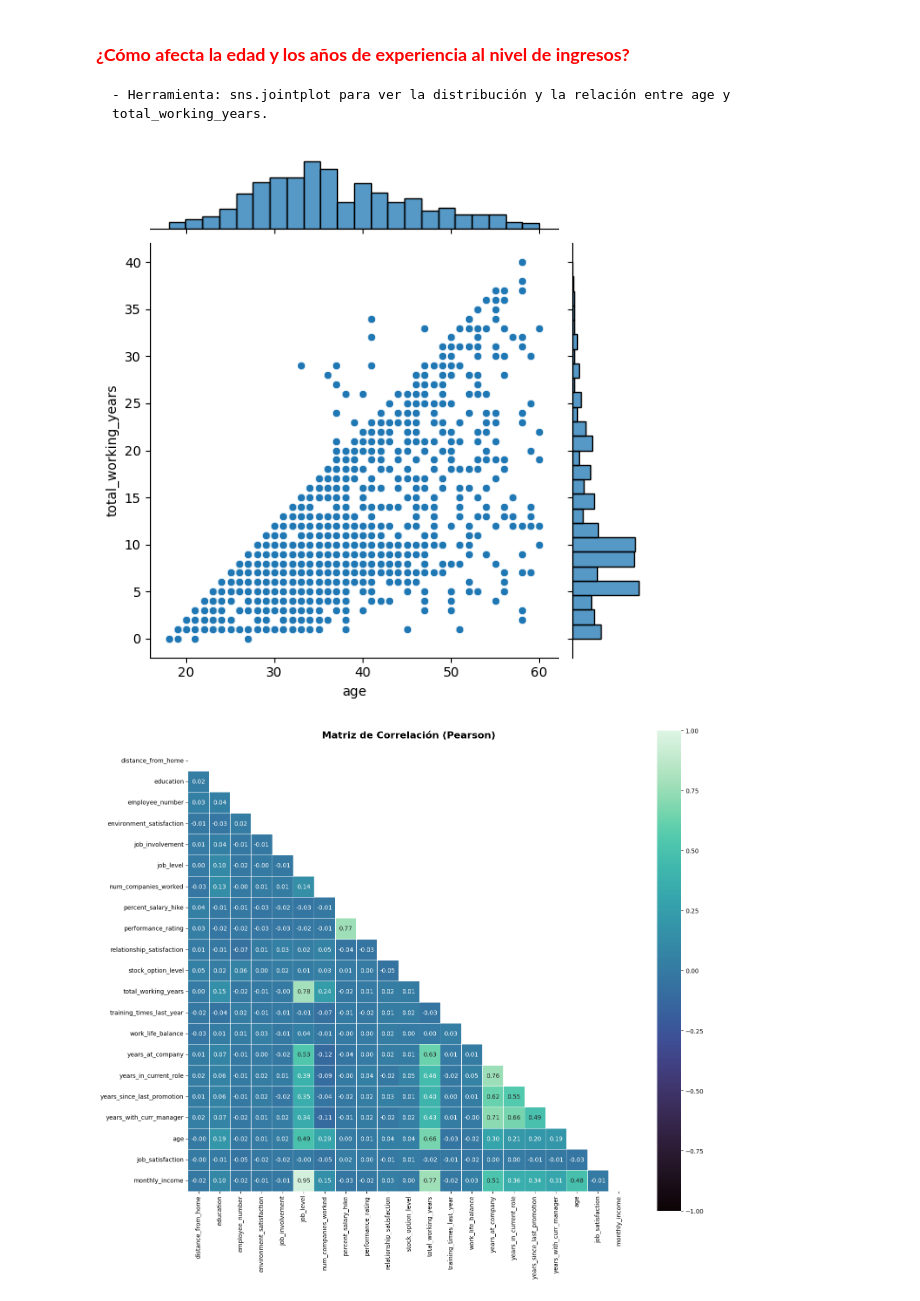
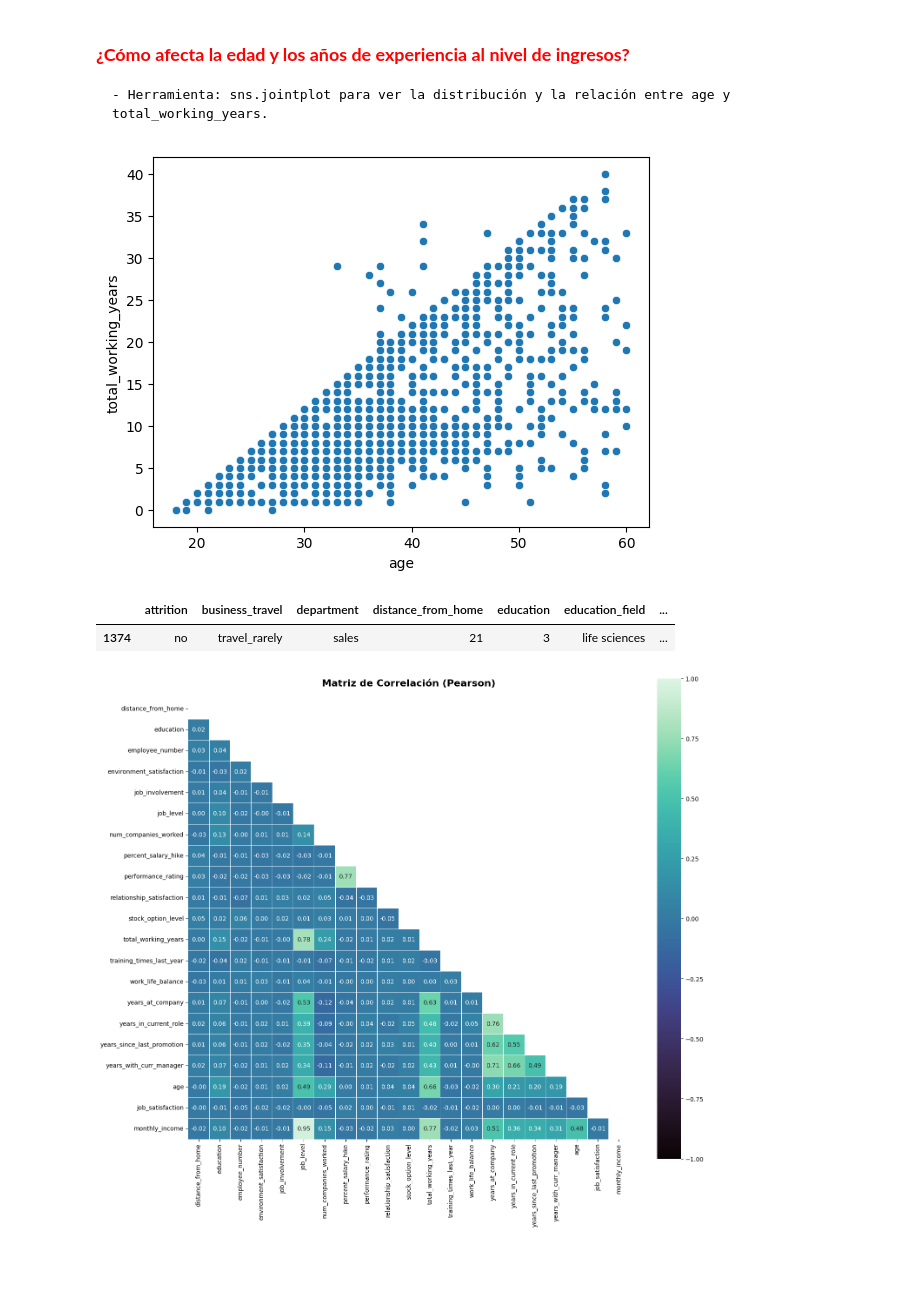
Before and after one commit to Lumo88/project-da-promo-65-modulo-3-team-1, a Jupyter notebook: Insights.ipynb, the cells around one changed output. Cells and saved outputs as stored; diff of their text form; code cells hidden in the pictures; blank space fills up the shorter version.

```diff
--- a/Insights.ipynb
+++ b/Insights.ipynb
@@ -252,14 +263,15 @@ plt.show()
 # %% [markdown]
 ### **<font color="red"> ¿Cómo afecta la edad y los años de experiencia al nivel de ingresos?</font>**
     - Herramienta: sns.jointplot para ver la distribución y la relación entre age y total_working_years.
-# %%
-sns.jointplot(data=df_hr, x="age",y="total_working_years");
-
-#Histograma de arriba (Edad): Te dice que la mayoría de tus empleados tienen entre 30 y 40 años (donde está el pico más alto). Tienes muy pocos empleados menores de 20 o mayores de 55.
-#Histograma de la derecha (Experiencia): Te muestra que hay muchísima gente concentrada en el rango de 5 a 10 años de experiencia.
-#¡OJO con los datos erróneos!
-# %% [output]
-[figure, removed]
+# %%
+sns.scatterplot(data=df_hr, x="age",y="total_working_years");
+# %% [output]
+[figure, added]
+# %%
+df_hr[(df_hr['total_working_years']>= 25)&(df_hr['age']<=35)] #¡OJO con los datos erróneos!
+# %% [output]
+|  | attrition | business_travel | department | distance_from_home | education | education_field | ... |
+| 1374 | no | travel_rarely | sales | 21 | 3 | life sciences | ... |
 # %%
 sp_corr.matriz_correlacion_visual(df_hr)
 # %% [output]
```
Also changed, not shown: parts of 1 cell of this notebook, 2 other files.
